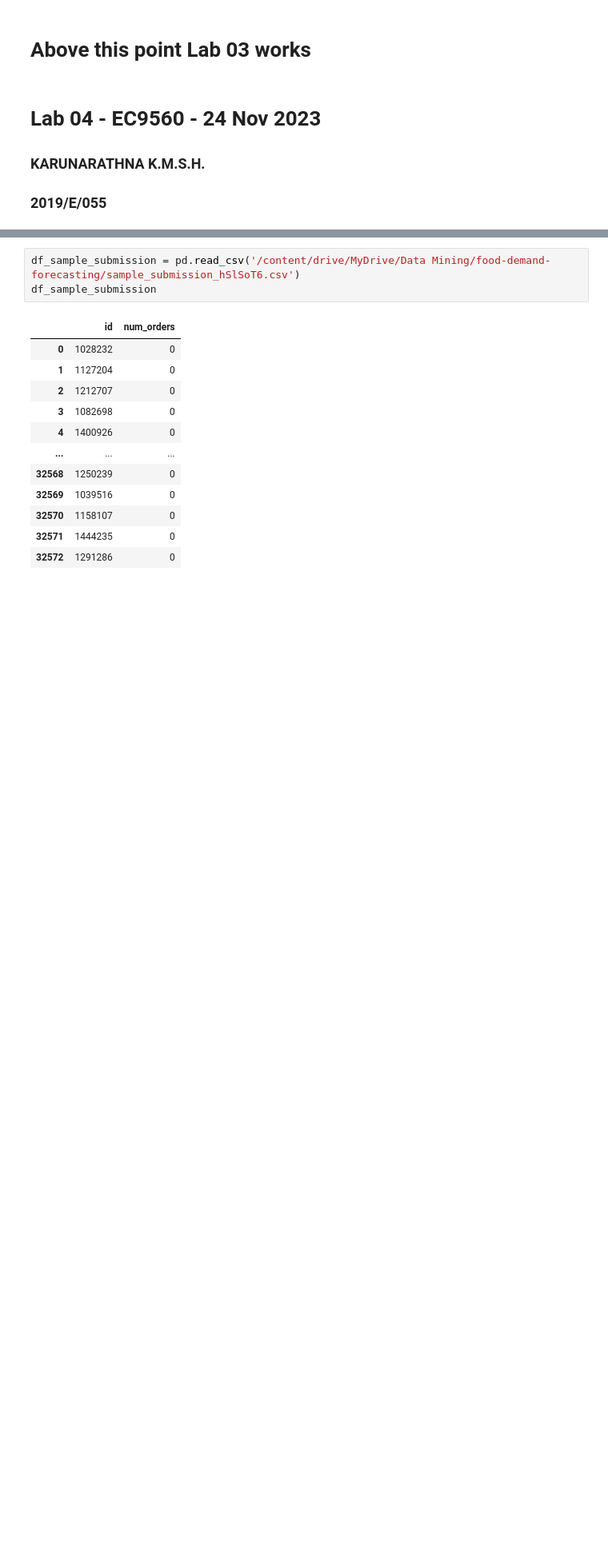
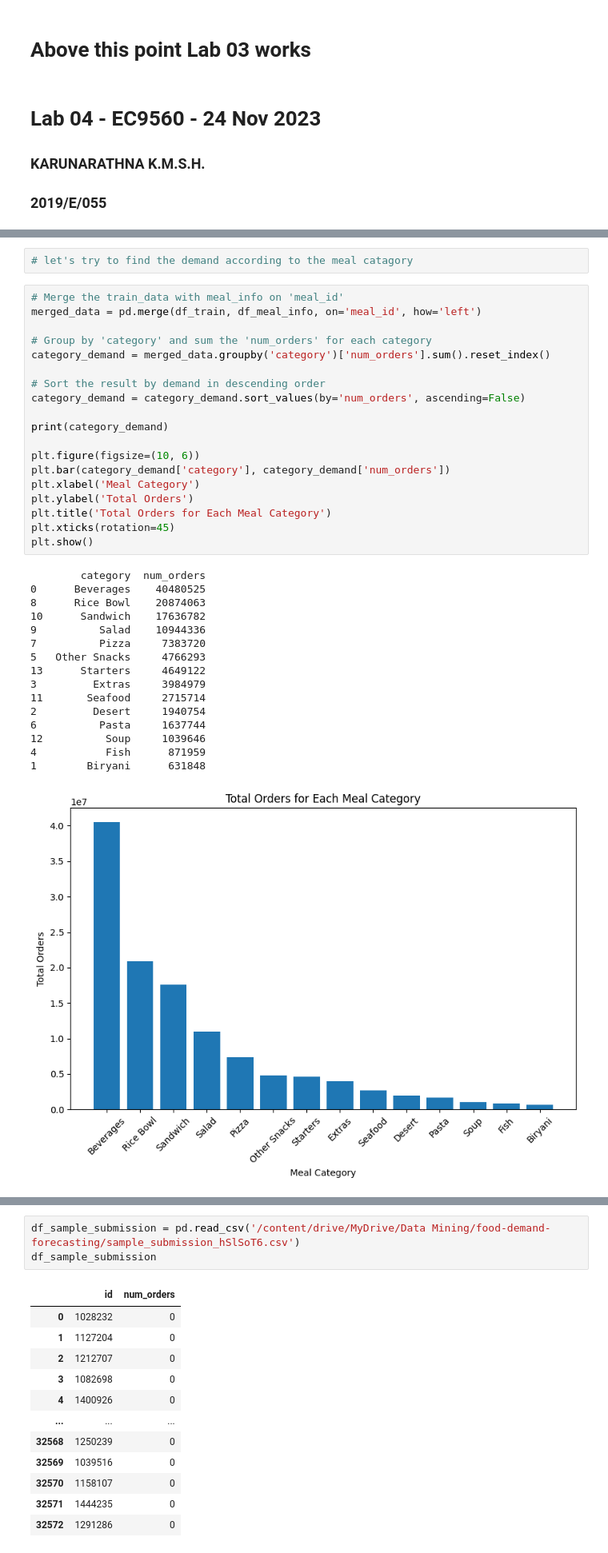
Before and after one commit to Sachira-Heshan/food-demand-forecast, a Jupyter notebook: 2019E055_L4_EC9560.ipynb, the cells around one changed output, grey strips where cells are left out. Shown at 80% size. Drawn from its saved outputs; the diff is of its cells as text; blank space fills up the shorter version.

```diff
--- a/2019E055_L4_EC9560.ipynb
+++ b/2019E055_L4_EC9560.ipynb
@@ -854,0 +926,38 @@ submission_df.to_csv('submission_new.csv', index=False)
+# %%
+# let's try to find the demand according to the meal catagory
+# %%
+# Merge the train_data with meal_info on 'meal_id'
+merged_data = pd.merge(df_train, df_meal_info, on='meal_id', how='left')
+
+# Group by 'category' and sum the 'num_orders' for each category
+category_demand = merged_data.groupby('category')['num_orders'].sum().reset_index()
+
+# Sort the result by demand in descending order
+category_demand = category_demand.sort_values(by='num_orders', ascending=False)
+
+print(category_demand)
+
+plt.figure(figsize=(10, 6))
+plt.bar(category_demand['category'], category_demand['num_orders'])
+plt.xlabel('Meal Category')
+plt.ylabel('Total Orders')
+plt.title('Total Orders for Each Meal Category')
+plt.xticks(rotation=45)
+plt.show()
+# %% [output]
+        category  num_orders
+0      Beverages    40480525
+8      Rice Bowl    20874063
+10      Sandwich    17636782
+9          Salad    10944336
+7          Pizza     7383720
+5   Other Snacks     4766293
+13      Starters     4649122
+3         Extras     3984979
+11       Seafood     2715714
+2         Desert     1940754
+6          Pasta     1637744
+12          Soup     1039646
+4           Fish      871959
+1        Biryani      631848
+[figure, added]
```
Also changed, not shown: parts of 16 cells of this notebook.
